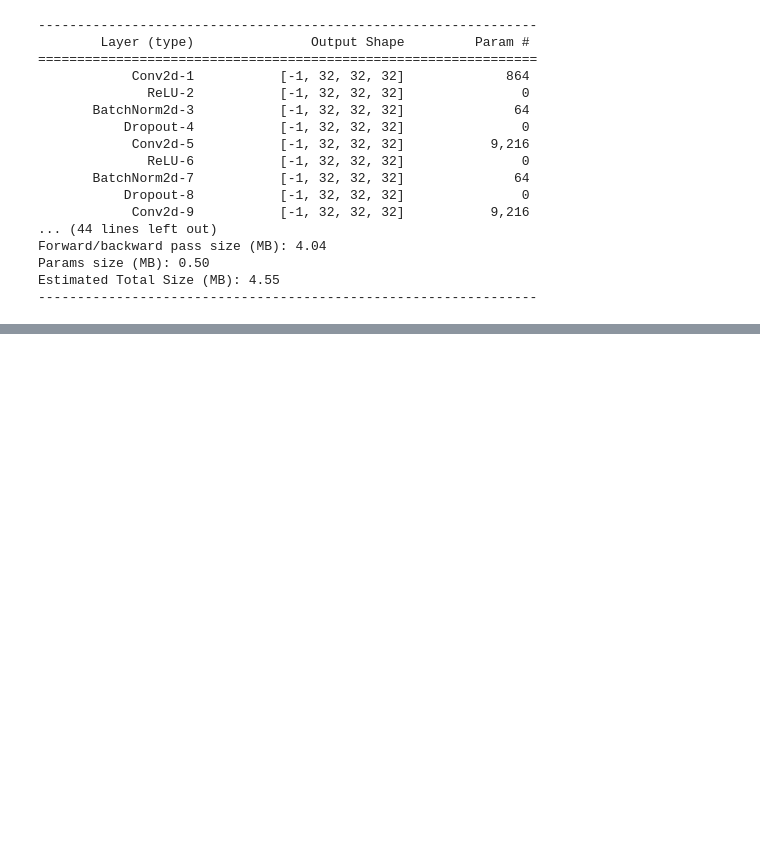
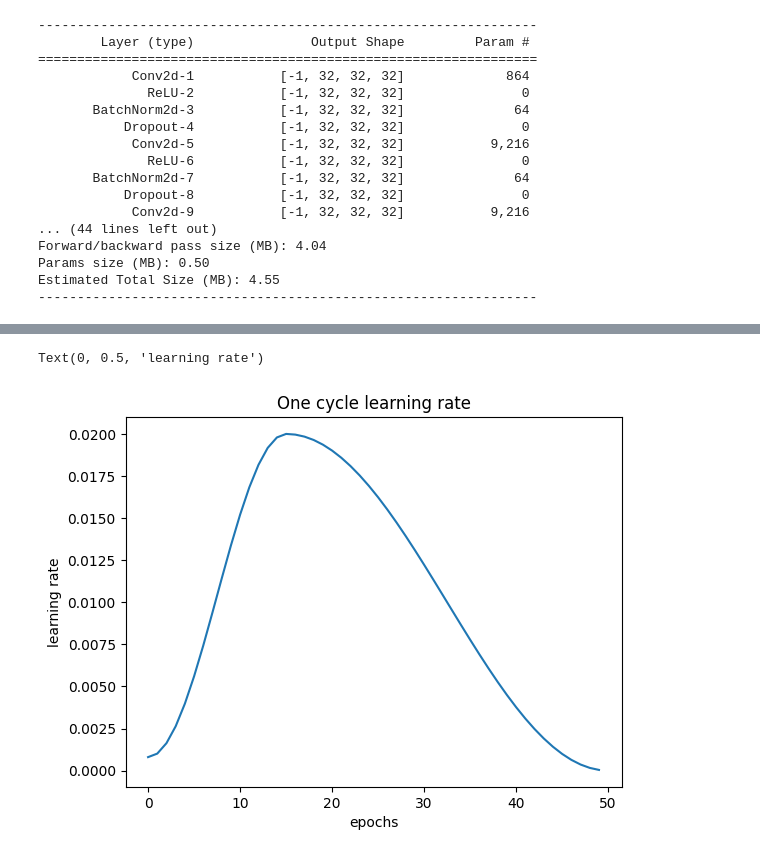
Before and after one commit to hemant1456/ERA_Course, a Jupyter notebook: Assignment_9/assignment9.ipynb, the cells around one changed output, grey strips where cells are left out. Cells and saved outputs as stored; diff of their text form; code cells hidden in the pictures; blank space fills up the shorter version.

```diff
--- a/Assignment_9/assignment9.ipynb
+++ b/Assignment_9/assignment9.ipynb
@@ -119,2 +163,8 @@ NameError: name 'train_accuracy' is not defined
 # %%
-plt.plot(epochs, learning_rate, label='One cycle learning rate')
+plt.plot(epochs, learning_rate)
+plt.title('One cycle learning rate')
+plt.xlabel('epochs')
+plt.ylabel('learning rate')
+# %% [output]
+Text(0, 0.5, 'learning rate')
+[figure, added]
```
Also changed, not shown: parts of 3 cells of this notebook.
